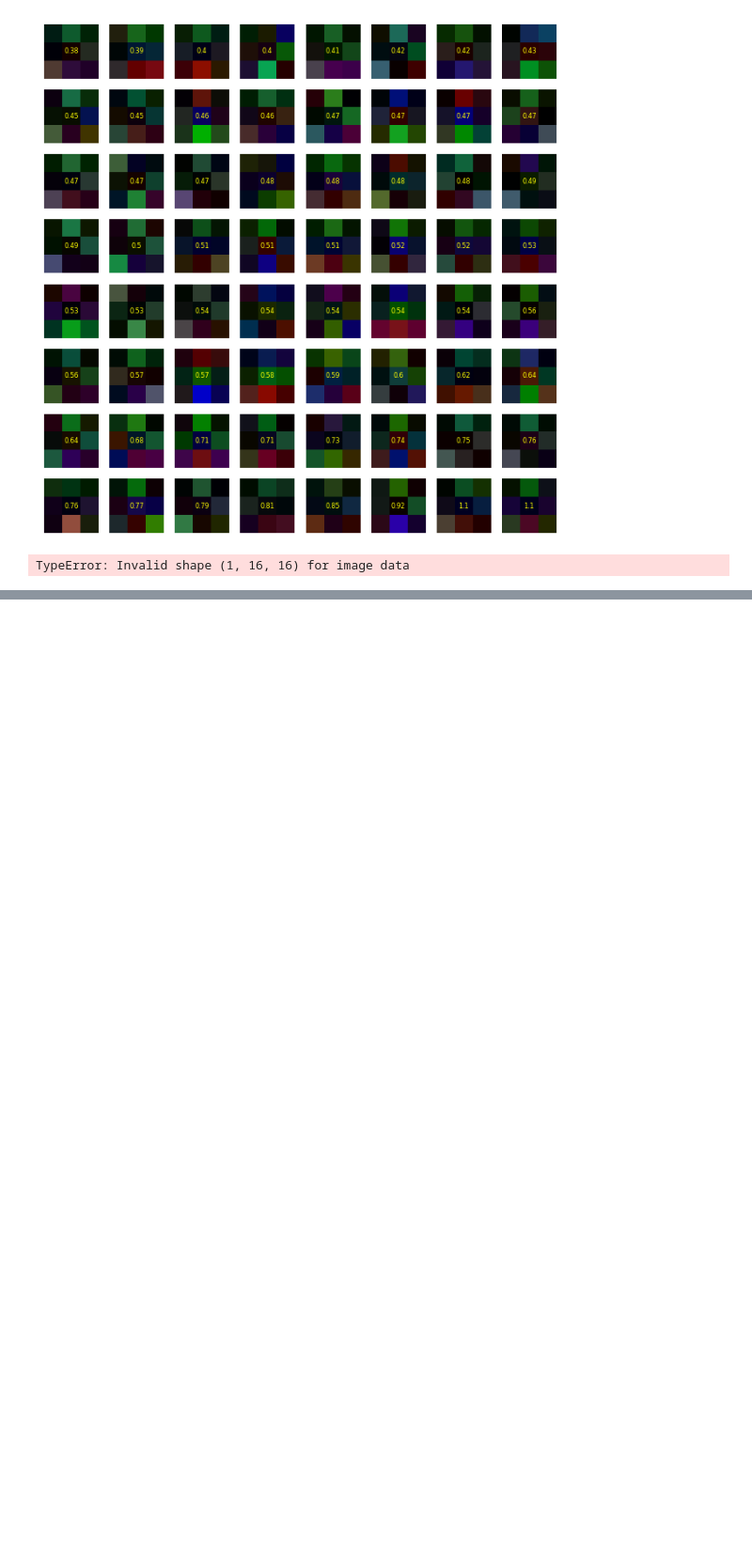
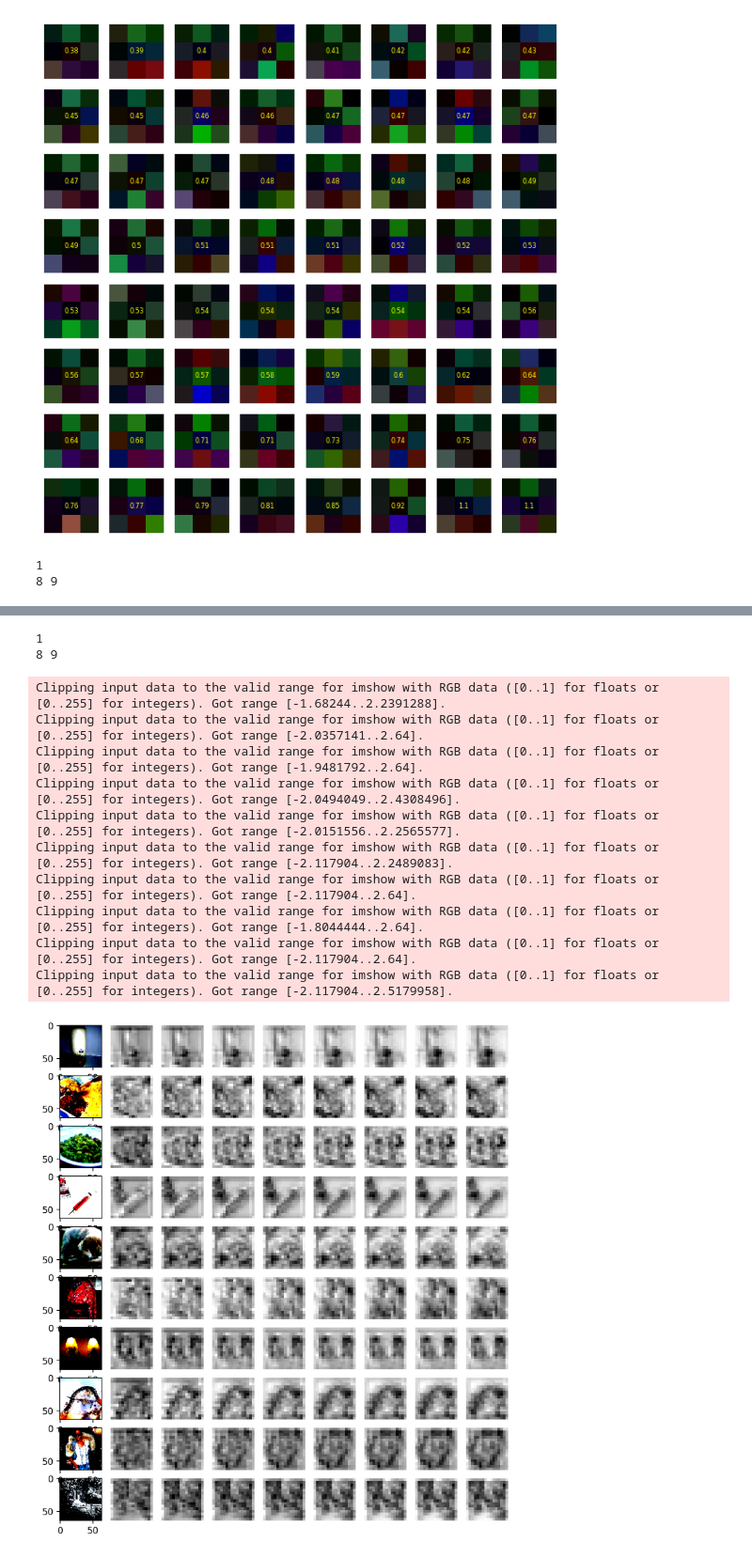
Before and after one commit to facundoq/tmeasures, a Jupyter notebook: docs/examples/ResNet Invariance with TinyImageNet.ipynb, the cells around one changed output, grey strips where cells are left out. Shown at 94% size. Saved outputs shown, nothing was run; the diff lists cells and outputs as text; code cells hidden in the pictures; blank space fills up the shorter version.

```diff
--- a/docs/examples/ResNet Invariance with TinyImageNet.ipynb
+++ b/docs/examples/ResNet Invariance with TinyImageNet.ipynb
@@ -140,15 +139,19 @@ Luckily, the `AutoActivationsModule` can take an unmodified `nn.Module` and auto
 # %%
 import tmeasures as tm
 
+normalized_model = torch.nn.Sequential([
+    torchvision.transforms.Normalize(mean=TinyImageNetNoLabels.mean,std=TinyImageNetNoLabels.std),
+    model,
+])
 
 # Put the model in evaluation mode
-model.eval()
-model.to(device)
+normalized_model.eval()
+normalized_model.to(device)
 # print(model)
 
 
 # Create an ActivationsModule from the vanilla model
-activations_module = tm.pytorch.AutoActivationsModule(model)
+activations_module = tm.pytorch.AutoActivationsModule(normalized_model)
 print(activations_module.activation_names())
 filter = lambda module,name: True #name.endswith("conv2")
 activations_module = tm.pytorch.model.FilteredActivationsModule(activations_module,filter)
@@ -245,6 +247,7 @@ def plot_conv2d_activations(activations):
     for i in range(rows):
         for j in range(rows):
             pass
+
 def get_all(dataset:torch):
     samples = [dataset[i] for i in range(len(dataset))]
     variables =  list(zip(*samples))
@@ -255,7 +258,20 @@ activation._forward_hooks = OrderedDict()
 
 activation_output = get_transformation_activations(model,activation,x,transformation)
 s = activation_output.shape
-activation_output = activation_output.reshape( ( s[0]*s[1]*s[2],s[3],s[4],1 ))
-tm.visualization.images.plot_images_rgb(activation_output,invariance,cols=8)
+activation_output = activation_output.reshape( ( s[0]*s[1],s[2],s[3],s[4],1 ))
+# max_activations_index = activation_output.mean(axis=(2,3,4)).argmax(axis=1)
+# print(max_activations_index.shape,max_activations_index.max())
+# activation_output_max = np.zeros( (s[0]*s[1],s[3],s[4],1))
+# for i in range(activation_output.shape[0]):
+#         activation_output_max[i] = activation_output[i,max_activations_index[i],:,:,:]
+# print(activation_output_max.shape)
+x_np = x.numpy().transpose(0,2,3,1)
+activation_index = invariance.argmax()
+activation_output_max = activation_output[:,activation_index,:,:,:]
+
+tm.visualization.images.plot_images_rgb(activation_output[:,invariance.argmax(),:,:,:],row_context=x_np,cols=8)
+
+tm.visualization.images.plot_images_rgb(activation_output[:,invariance.argmin(),:,:,:],row_context=x_np,cols=8)
 # %% [output]
-TypeError: Invalid shape (1, 16, 16) for image data
+1
+8 9
@@ -261,0 +288,13 @@ TypeError: Invalid shape (1, 16, 16) for image data
+1
+8 9
+Clipping input data to the valid range for imshow with RGB data ([0..1] for floats or [0..255] for integers). Got range [-1.68244..2.2391288].
+Clipping input data to the valid range for imshow with RGB data ([0..1] for floats or [0..255] for integers). Got range [-2.0357141..2.64].
+Clipping input data to the valid range for imshow with RGB data ([0..1] for floats or [0..255] for integers). Got range [-1.9481792..2.64].
+Clipping input data to the valid range for imshow with RGB data ([0..1] for floats or [0..255] for integers). Got range [-2.0494049..2.4308496].
+Clipping input data to the valid range for imshow with RGB data ([0..1] for floats or [0..255] for integers). Got range [-2.0151556..2.2565577].
+Clipping input data to the valid range for imshow with RGB data ([0..1] for floats or [0..255] for integers). Got range [-2.117904..2.2489083].
+Clipping input data to the valid range for imshow with RGB data ([0..1] for floats or [0..255] for integers). Got range [-2.117904..2.64].
+Clipping input data to the valid range for imshow with RGB data ([0..1] for floats or [0..255] for integers). Got range [-1.8044444..2.64].
+Clipping input data to the valid range for imshow with RGB data ([0..1] for floats or [0..255] for integers). Got range [-2.117904..2.64].
+Clipping input data to the valid range for imshow with RGB data ([0..1] for floats or [0..255] for integers). Got range [-2.117904..2.5179958].
+[figure, added]
```
Also changed, not shown: parts of 4 cells of this notebook, 1 other file.
